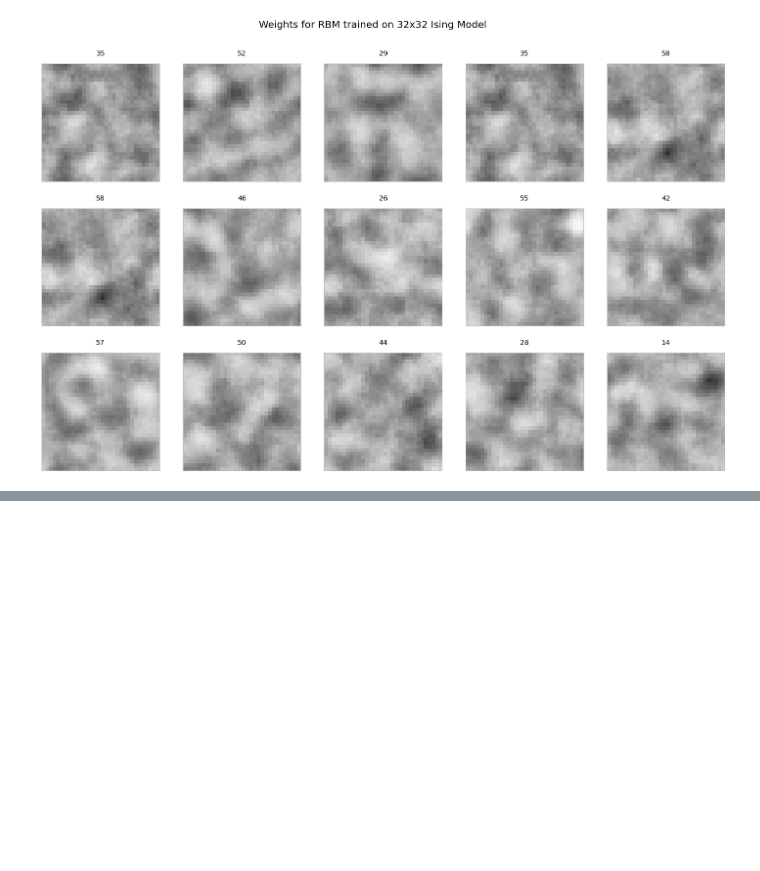
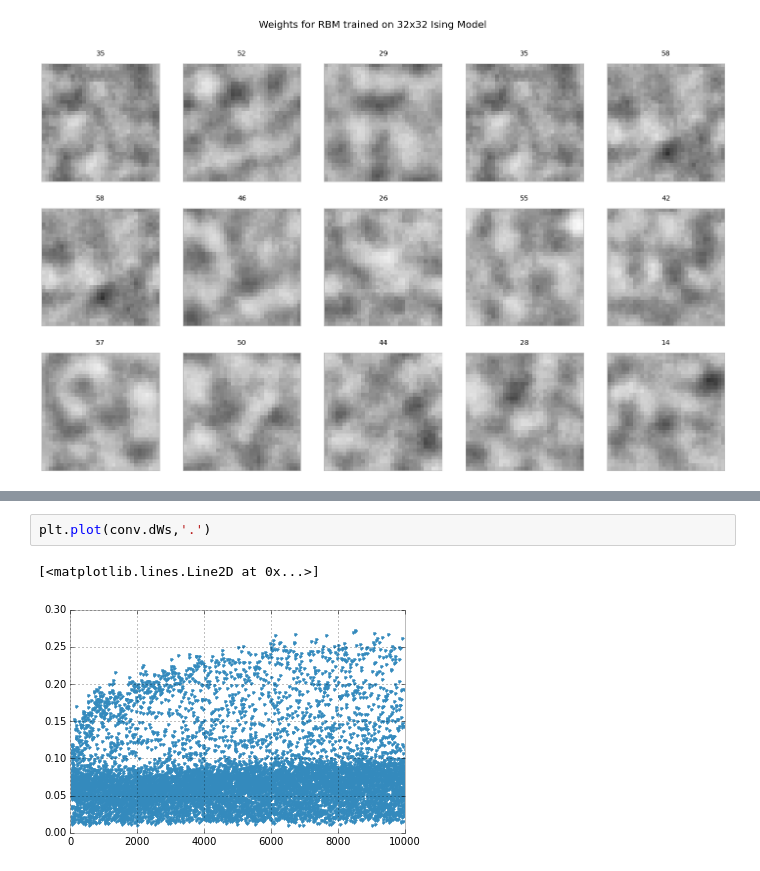
Before and after one commit to colinclement/cudaRBM, a Jupyter notebook: code/python/nbRBM.ipynb, the cells around one changed output, grey strips where cells are left out. Drawn from its saved outputs; the diff is of its cells as text; blank space fills up the shorter version.

```diff
--- a/code/python/nbRBM.ipynb
+++ b/code/python/nbRBM.ipynb
@@ -363,0 +381,5 @@ True
+# %%
+plt.plot(conv.dWs,'.')
+# %% [output]
+[<matplotlib.lines.Line2D at 0x...>]
+[figure, added]
```
Also changed, not shown: parts of 18 cells of this notebook, 2 other files.
